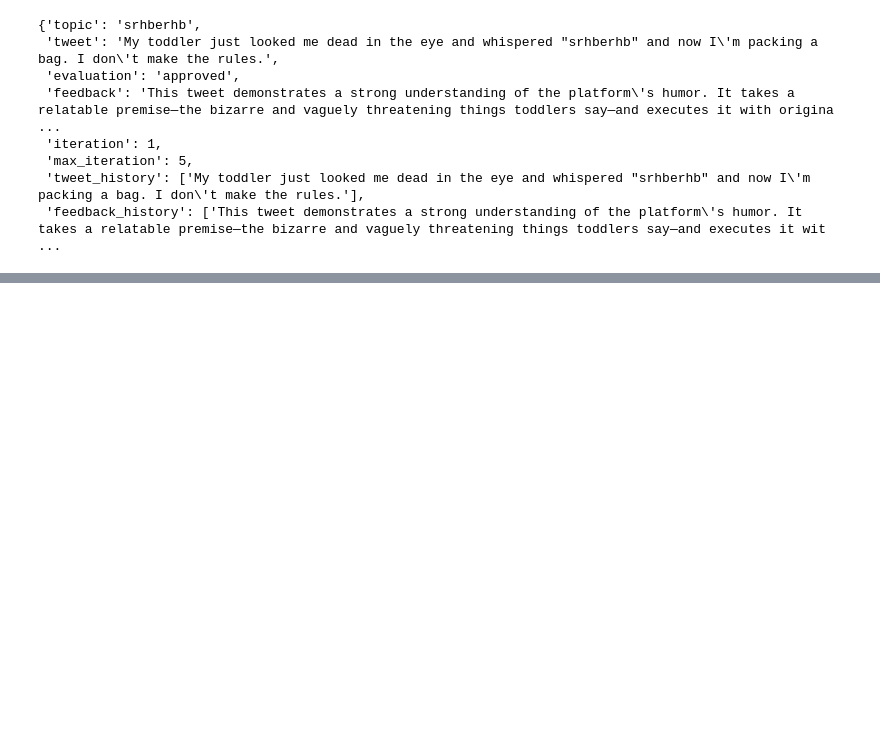
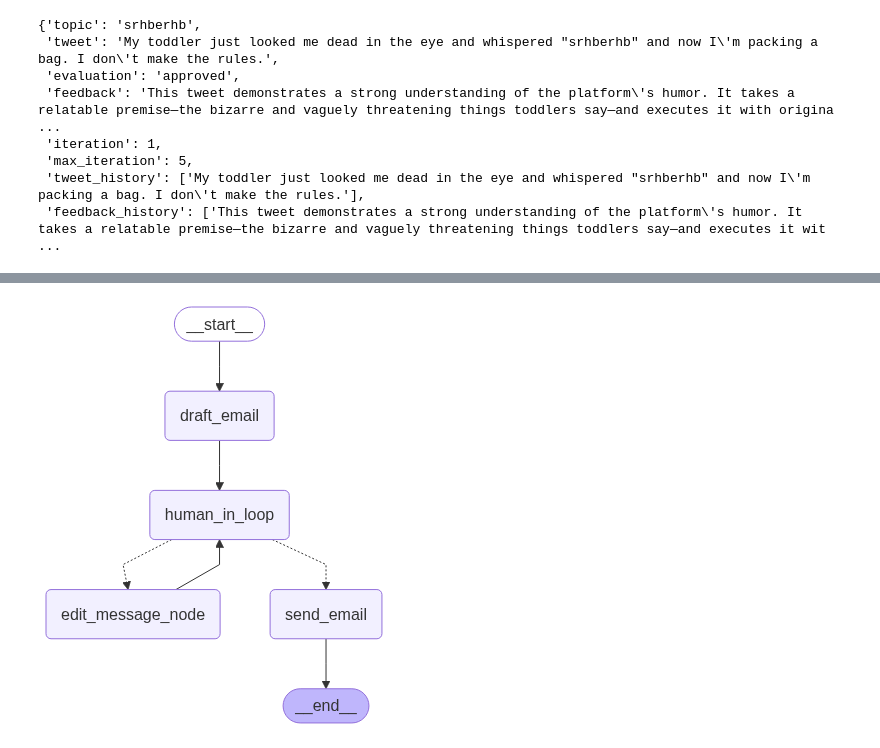
Before and after one commit to tayyabeh/AI-Practice, a Jupyter notebook: langraph learning/iterative_workflow.ipynb, the cells around one changed output, grey strips where cells are left out. Drawn from its saved outputs; the diff is of its cells as text; code cells hidden in the pictures; blank space fills up the shorter version.

```diff
--- a/langraph learning/iterative_workflow.ipynb
+++ b/langraph learning/iterative_workflow.ipynb
@@ -164,0 +634,4 @@ result
+# %%
+workflow
+# %% [output]
+[figure, added]
```
Also changed, not shown: parts of 16 cells of this notebook, 1 other file.
